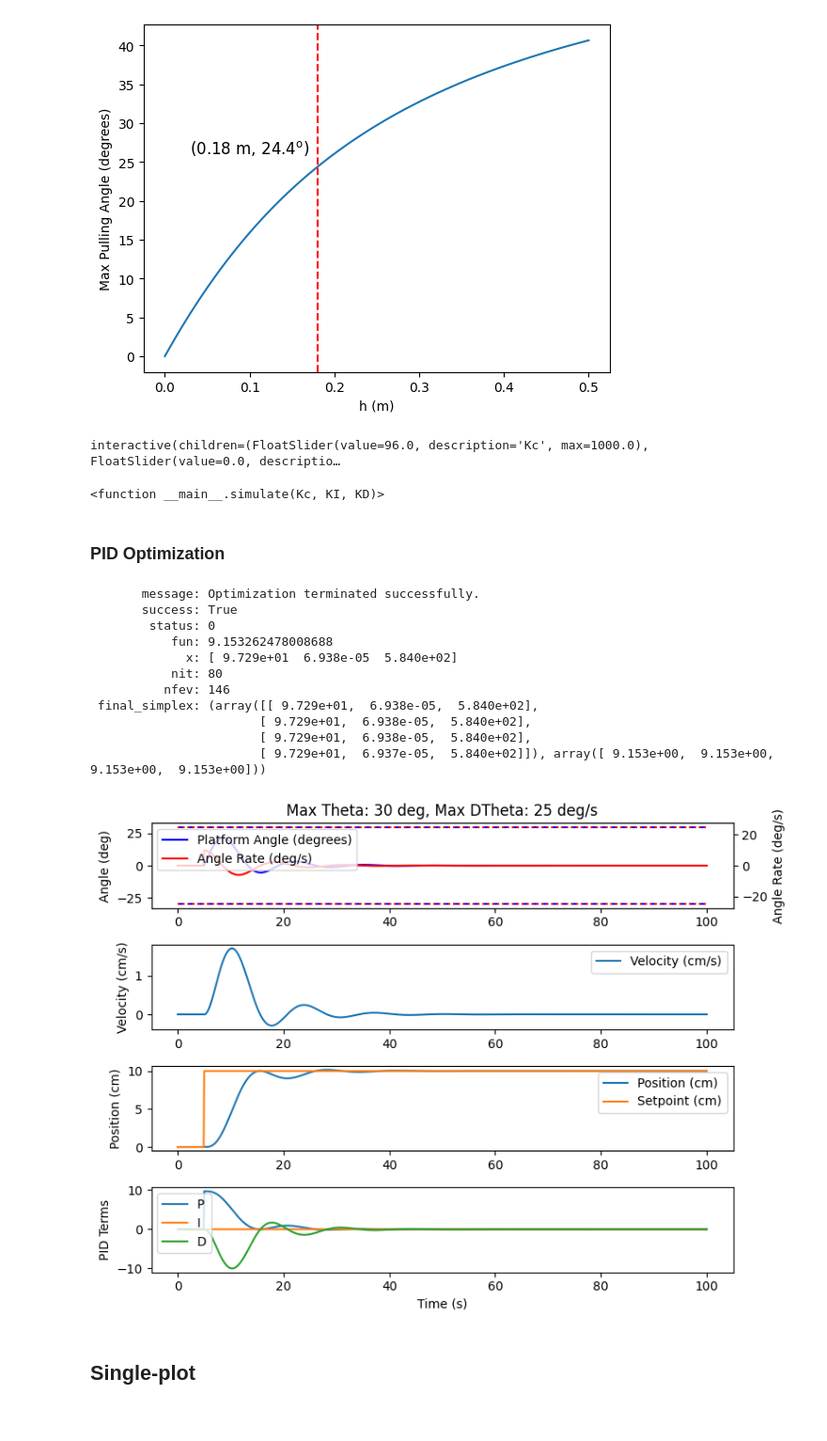
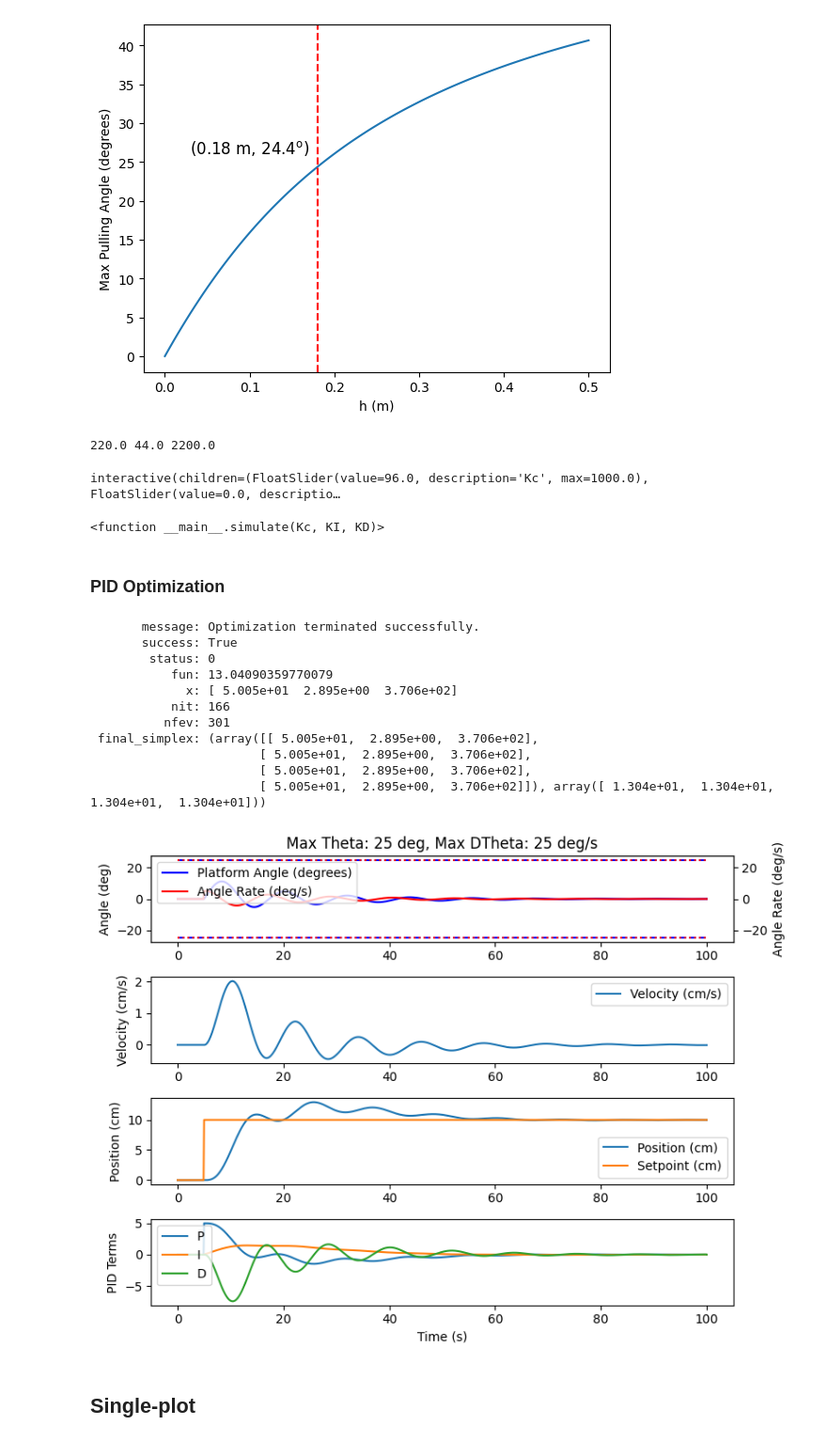
Before and after one commit to jwp91/PC_project, a Jupyter notebook: Software/Simulation.ipynb, the cells around one changed output. Shown: that part at 94% size. Cells and saved outputs as stored; diff of their text form; code cells hidden in the pictures.

```diff
--- a/Software/Simulation.ipynb
+++ b/Software/Simulation.ipynb
@@ -175,10 +175,10 @@ max dTheta = 25 deg/s
 # %%
 # Process Parameters
 maxTime = 100
-maxTheta = 30     # deg
+maxTheta = 25     # deg
 maxDTheta = 25    # deg/s
 nPts = 1000
-m = 3/1000 # kg
+m = 5/1000 # kg
 g = 9.81 # m/s^2
 b = 1.5e-3 # Ns/m (damping coefficient)
 # %%
@@ -271,21 +271,23 @@ def simulate(Kc, KI, KD):
     plt.show();
 
 # Ziegler-Nichols Rules
-Ku = 400/0.6 # Ultimate gain. Point where system oscillates with KI = KD = 0
-Tu = 7  # s, oscillation period
+Ku = 220/0.6 # Ultimate gain. Point where system oscillates with KI = KD = 0
+Tu = 10  # s, oscillation period
 Kc = 0.6*Ku
 KI = 2*Kc/Tu
 KD = Kc*Tu
+print(Kc, KI, KD)
 
 # Create interactive sliders
 interact(simulate, Kc=widgets.FloatSlider(value=96, min=0.0, max=1000.0, step=0.1),
          KI=widgets.FloatSlider(value=0.0, min=0.0, max=1000.0, step=0.1),
-         KD=widgets.FloatSlider(value=580, min=0.0, max=1000.0, step=0.01))
+         KD=widgets.FloatSlider(value=580, min=0.0, max=5000.0, step=0.01))
 # Manually optimized: 400, 200, 3000
 # Optimized values:   96,  0.0, 580
 # %% [output]
-interactive(children=(FloatSlider(value=96.0, description='Kc', max=1000.0), FloatSlider(value=0.0, descriptio…
+220.0 44.0 2200.0
-<function __main__.simulate(Kc, KI, KD)>
+interactive(children=(FloatSlider(value=96.0, description='Kc', max=1000.0), FloatSlider(value=0.0, descriptio…
+<function __main__.simulate(Kc, KI, KD)>
 # %% [markdown]
 ### PID Optimization
 # %%
@@ -349,7 +351,7 @@ if input("Run optimization? (y/n): ") == 'y':
         return np.sum(np.abs(SP - pos)) + np.sum(np.abs(theta))/500
 
     # Optimize parameters
-    result = minimize(optimize, [96, 0.0, 580], method='Nelder-Mead')
+    result = minimize(optimize, [100, 5, 750], method='Nelder-Mead')
     print(result)
     Kc, KI, KD = result.x
 
@@ -369,42 +371,42 @@ plt.ylabel('Angle (deg)')
 ax = plt.gca().twinx()
 line2, = ax.plot(times, dTheta, label ='Angle Rate (deg/s)', color='r')
 ax.plot([times[0], times[-1]], [maxDTheta, maxDTheta], 'r:')
 ax.plot([times[0], times[-1]], [-maxDTheta, -maxDTheta], 'r:')
 plt.ylabel("Angle Rate (deg/s)")
 lines = [line1, line2]
 labels = [line.get_label() for line in lines]
 ax.legend(lines, labels)
 plt.subplot(4, 1, 2)
 plt.plot(times, vel*100, label='Velocity (cm/s)')
 plt.ylabel('Velocity (cm/s)')
 plt.legend()
 plt.subplot(4, 1, 3)
 plt.plot(times, pos*100, label='Position (cm)')
 plt.plot(times, SP*100, label='Setpoint (cm)')
 plt.ylabel('Position (cm)')
 plt.legend()
 plt.subplot(4, 1, 4)
 plt.plot(times, Ps, label='P')
 plt.plot(times, Is, label='I')
 plt.plot(times, Ds, label='D')
 plt.ylabel('PID Terms')
 plt.xlabel('Time (s)')
 plt.legend()
 plt.tight_layout()
 plt.show();
 # %% [output]
        message: Optimization terminated successfully.
        success: True
         status: 0
-           fun: 9.153262478008688
-             x: [ 9.729e+01  6.938e-05  5.840e+02]
-           nit: 80
-          nfev: 146
- final_simplex: (array([[ 9.729e+01,  6.938e-05,  5.840e+02],
-                       [ 9.729e+01,  6.938e-05,  5.840e+02],
-                       [ 9.729e+01,  6.938e-05,  5.840e+02],
-                       [ 9.729e+01,  6.937e-05,  5.840e+02]]), array([ 9.153e+00,  9.153e+00,  9.153e+00,  9.153e+00]))
+           fun: 13.04090359770079
+             x: [ 5.005e+01  2.895e+00  3.706e+02]
+           nit: 166
+          nfev: 301
+ final_simplex: (array([[ 5.005e+01,  2.895e+00,  3.706e+02],
+                       [ 5.005e+01,  2.895e+00,  3.706e+02],
+                       [ 5.005e+01,  2.895e+00,  3.706e+02],
+                       [ 5.005e+01,  2.895e+00,  3.706e+02]]), array([ 1.304e+01,  1.304e+01,  1.304e+01,  1.304e+01]))
-[figure, old version]
+[figure, new version]
 # %% [markdown]
 ## Single-plot
 # %%
```
Also changed, not shown: parts of 1 cell of this notebook, 5 other files.
